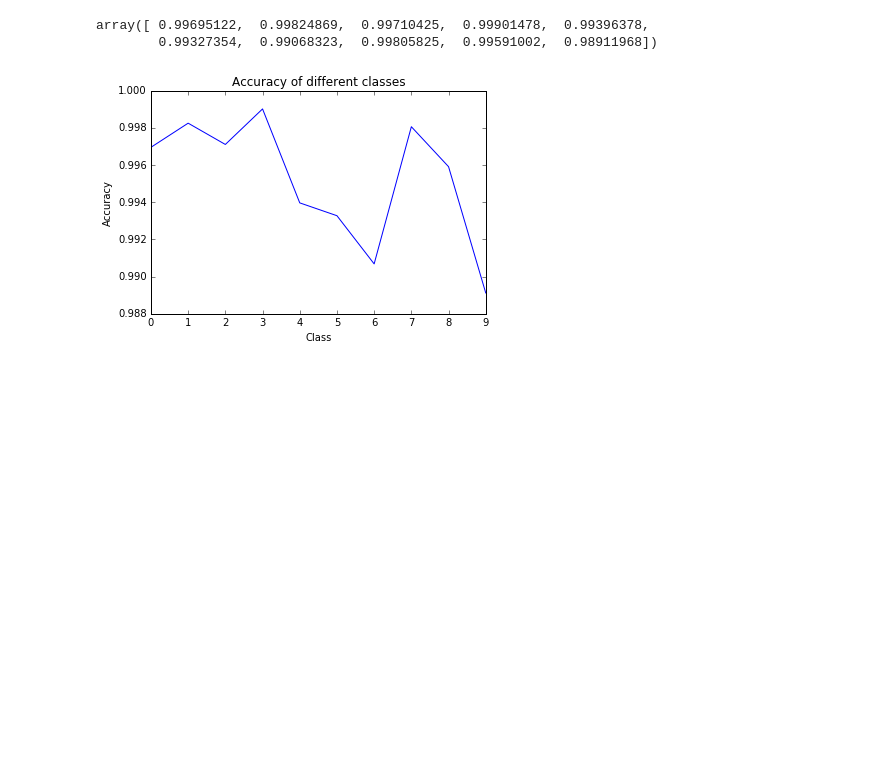
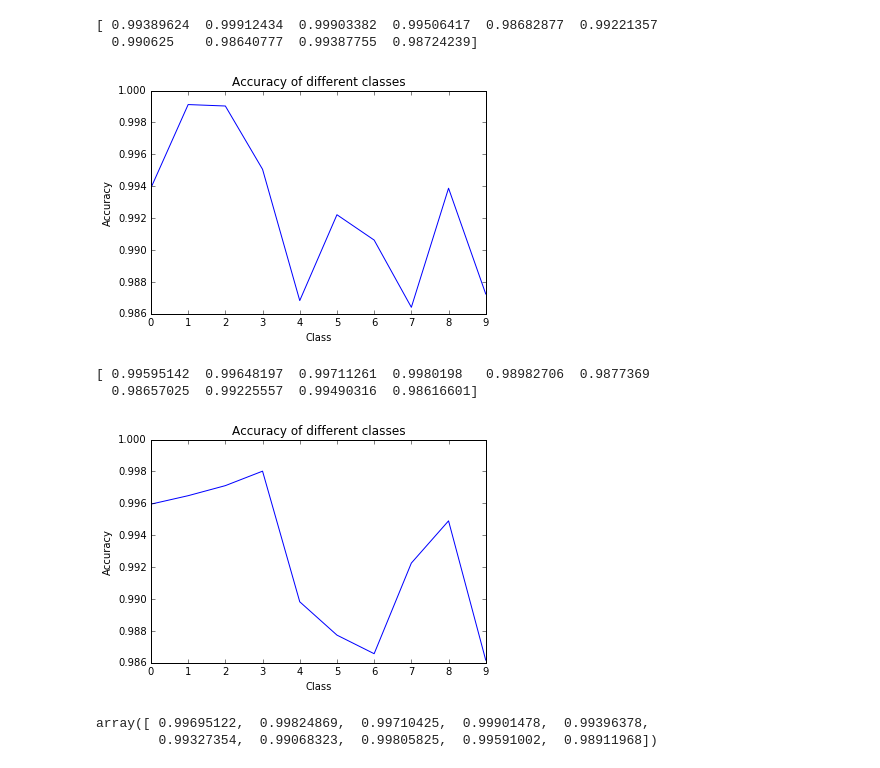
Before and after one commit to YuhuaBillChen/tf-minist-playground, a Jupyter notebook: notebook/class_accuracy.ipynb, the cells around one changed output. Saved outputs shown, nothing was run; the diff lists cells and outputs as text; code cells hidden in the pictures; blank space fills up the shorter version.

```diff
--- a/notebook/class_accuracy.ipynb
+++ b/notebook/class_accuracy.ipynb
@@ -11,4 +5,17 @@ real_labels = result[1,:,:];
 # %%
-class_acc = np.zeros(10)
-for m_class in xrange(10):
-    class_acc[m_class] = np.mean(np.equal(np.argmax(pred_labels[np.argmax(real_labels, axis=1)==m_class],axis=1),m_class));
+def plot_class_accuracy(npy_path):
+    # Read in the test result of model
+    result = np.load(npy_path);
+    pred_labels = result[0,:,:];
+    real_labels = result[1,:,:];
+    class_acc = np.zeros(10)
+    for m_class in xrange(10):
+        class_acc[m_class] = np.mean(np.equal(np.argmax(pred_labels[np.argmax(real_labels, axis=1)==m_class],axis=1),m_class));
+
+    print class_acc;
+    plt.figure();
+    plt.plot(class_acc);
+    plt.title("Accuracy of different classes")
+    plt.xlabel("Class");
+    plt.ylabel("Accuracy");
+    plt.show()
@@ -15,14 +29,17 @@ for m_class in xrange(10):
+# %%
+n_std8_npy = "../result/blk5_fc512_b64/noisy_image/n_std_8/result.npy"
+n_std32_npy = "../result/blk5_fc512_b64/noisy_image/n_std_32/result.npy"
+plot_class_accuracy(n_std8_npy);
+plot_class_accuracy(n_std32_npy);
+# %% [output]
+[ 0.99389624  0.99912434  0.99903382  0.99506417  0.98682877  0.99221357
+  0.990625    0.98640777  0.99387755  0.98724239]
+[figure, added]
+[ 0.99595142  0.99648197  0.99711261  0.9980198   0.98982706  0.9877369
+  0.98657025  0.99225557  0.99490316  0.98616601]
+[figure, added]
 # %%
 class_acc
 # %% [output]
 array([ 0.99695122,  0.99824869,  0.99710425,  0.99901478,  0.99396378,
         0.99327354,  0.99068323,  0.99805825,  0.99591002,  0.98911968])
-# %%
-plt.figure();
-plt.plot(class_acc);
-plt.title("Accuracy of different classes")
-plt.xlabel("Class");
-plt.ylabel("Accuracy");
-plt.show()
-# %% [output]
-[figure, removed]
```
Also changed, not shown: parts of 5 cells of this notebook, 1 other file.
